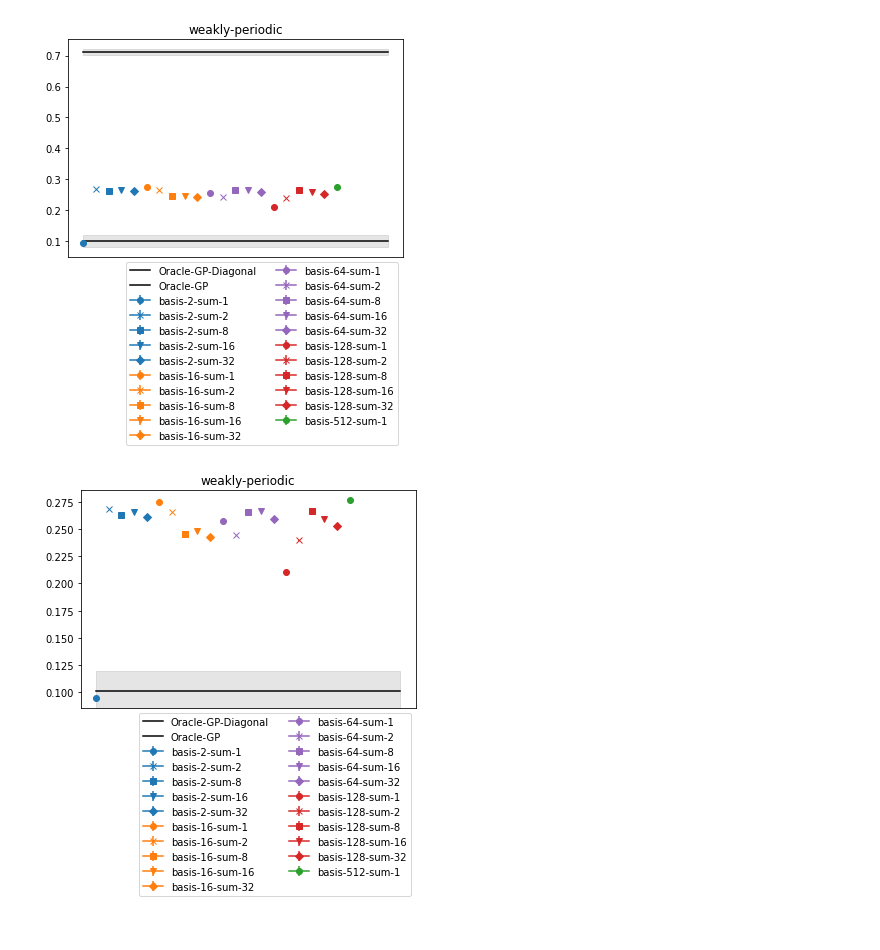
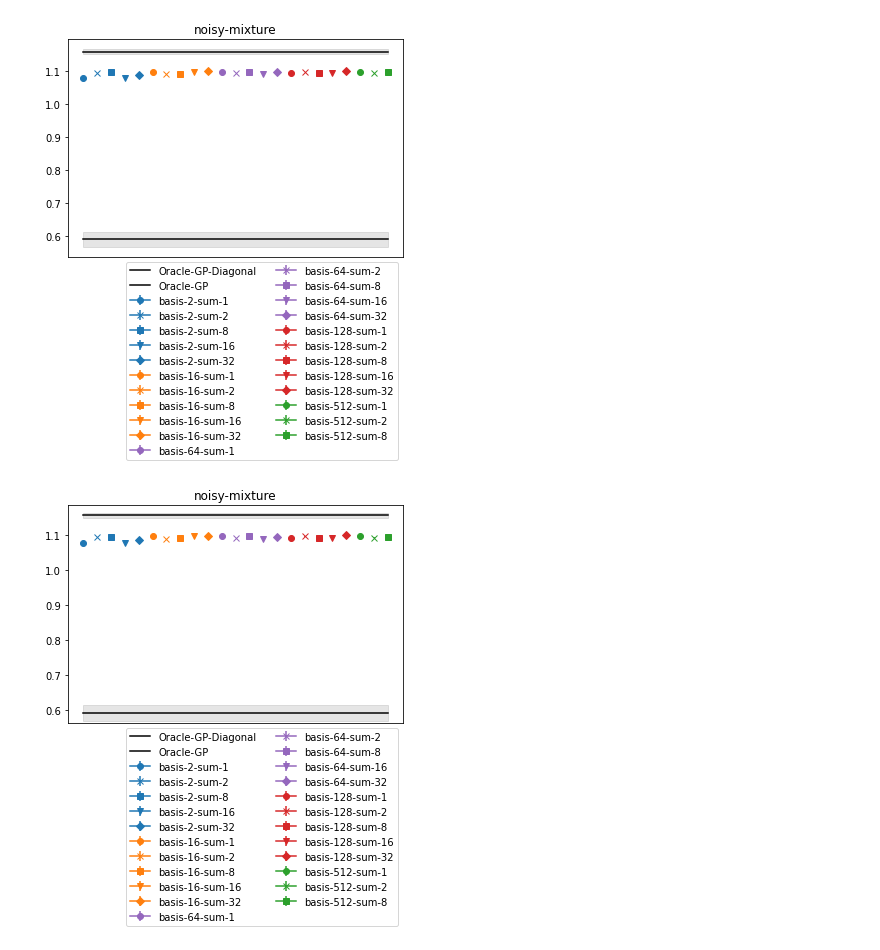
Before and after one commit to requeima/kernelcnp, a Jupyter notebook: experiments/synthetic/notebooks/sumkvv_table_scratch.ipynb, the cells around one changed output. Saved outputs shown, nothing was run; the diff lists cells and outputs as text; code cells hidden in the pictures.

```diff
--- a/experiments/synthetic/notebooks/sumkvv_table_scratch.ipynb
+++ b/experiments/synthetic/notebooks/sumkvv_table_scratch.ipynb
@@ -31,12 +34,12 @@ for m, colour in zip(basis, colours):
 
 # row_labels.append("Oracle-GP")
 
-for m in basis:
-    for c in sums:
-        row_labels.append(f'basis-{m}-sum-{c}')
+# for m in basis:
+#     for c in sums:
+#         row_labels.append(f'basis-{m}-sum-{c}')
 
 
-d = "weakly-periodic"
+d = data
 column_labels.append(f'{d}')
 column_labels.append(f'{d}-error')
 column_labels.append(f'{d}-iterations')
@@ -60,10 +63,10 @@ for m, c, colour, marker, wd in experiments:
                         exists=True))
             num_params = np.loadtxt(wd.file('num_params.txt',
                         exists=True))
-            df.at[f'basis-{m}-sum-{c}', 'weakly-periodic'] = mean
-            df.at[f'basis-{m}-sum-{c}', 'weakly-periodic-error'] = error
-            df.at[f'basis-{m}-sum-{c}', 'weakly-periodic-iterations'] = int(iterations)
-            df.at[f'basis-{m}-sum-{c}', 'weakly-periodic-num-params'] = error
+            df.at[f'basis-{m}-sum-{c}', data] = mean
+            df.at[f'basis-{m}-sum-{c}', data + '-error'] = error
+            df.at[f'basis-{m}-sum-{c}', data + '-iterations'] = int(iterations)
+            df.at[f'basis-{m}-sum-{c}', data + '-num-params'] = error
             df.at[f'basis-{m}-sum-{c}', 'marker'] = marker
             df.at[f'basis-{m}-sum-{c}', 'colour'] = colour
 
@@ -88,11 +91,15 @@ basis-512/sum-elements-8
 basis-512/sum-elements-16
 basis-512/sum-elements-32
 # %%
-os.chdir('/home/james/code/kernelcnp/experiments/synthetic/results/' + data + '/models/Oracle/seed-0/dim-1')
+os.chdir('/home/james/code/kernelcnp/experiments/synthetic/results/' + data + '-100/models/Oracle/seed-0/dim-1')
 oracle_mean = np.loadtxt('test_nll_mean.txt')
 oracle_error = np.loadtxt('test_nll_error.txt')
 oracle_diag_mean = np.loadtxt('test_diag_nll_mean.txt')
 oracle_diag_error = np.loadtxt('test_diag_nll_std.txt')
+df.at['oracle', data] = oracle_mean
+df.at['oracle', data + '-error'] = oracle_error
+df.at['oracle-diag', data] = oracle_diag_mean
+df.at['oracle-diag', data + '-error'] = oracle_diag_error
 # %%
 df
 # %% [output]
@@ -116,7 +123,7 @@ df
 # %%
 def plot_results(d, df, zoom=False):
     plt.xticks([])
-    x = np.arange(len(df[d]))
+    x = np.arange(len(df[d]) - 2)
     ones = np.ones_like(x)
     y = df[d]
     e = df[d + '-error']
@@ -124,6 +131,11 @@ def plot_results(d, df, zoom=False):
     colour = df['colour'].tolist()
     marker = df['marker'].tolist()
 
+
+    oracle_mean = df.at['oracle', d]
+    oracle_error = df.at['oracle', d + '-error' ]
+    oracle_diag_mean = df.at['oracle-diag', d]
+    oracle_diag_error = df.at['oracle-diag', d + '-error']
 
     for i in range(0, len(x)):
         if y[i] is not np.NaN:
@@ -151,9 +163,9 @@ def plot_results(d, df, zoom=False):
     plt.title(d)
     plt.show()
 # %%
-plot_results('weakly-periodic', df)
+plot_results(data, df)
 
-plot_results('weakly-periodic', df, True)
+plot_results(data, df, True)
 # %% [output]
-[figure, old version]
+[figure, new version]
-[figure, old version]
+[figure, new version]
```
Also changed, not shown: parts of 4 cells of this notebook, 1 other file.
